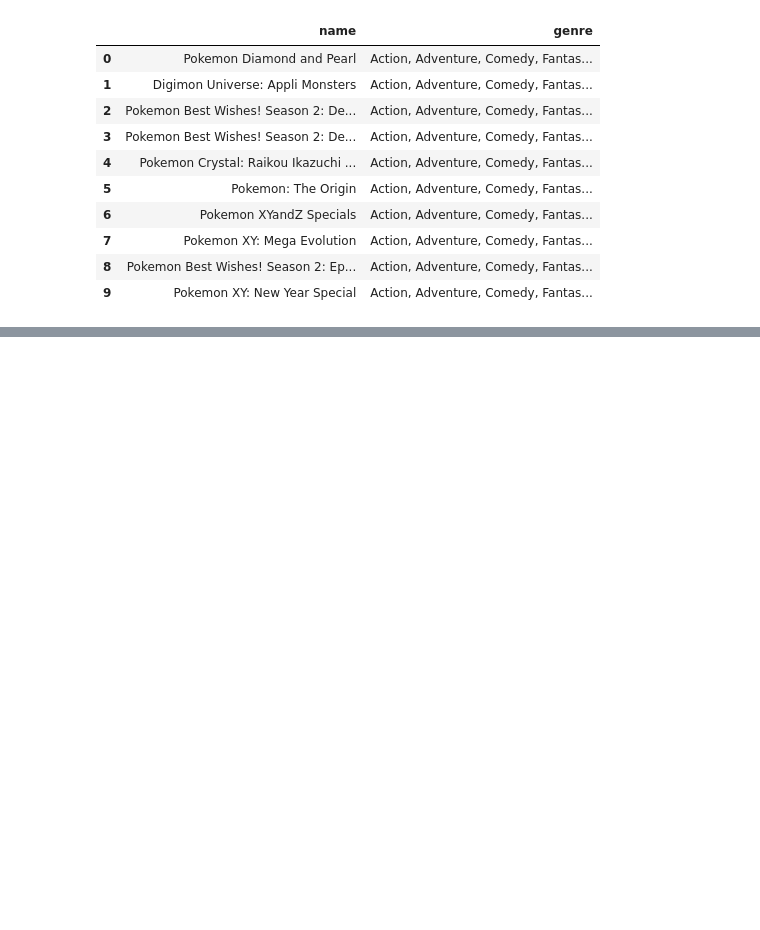
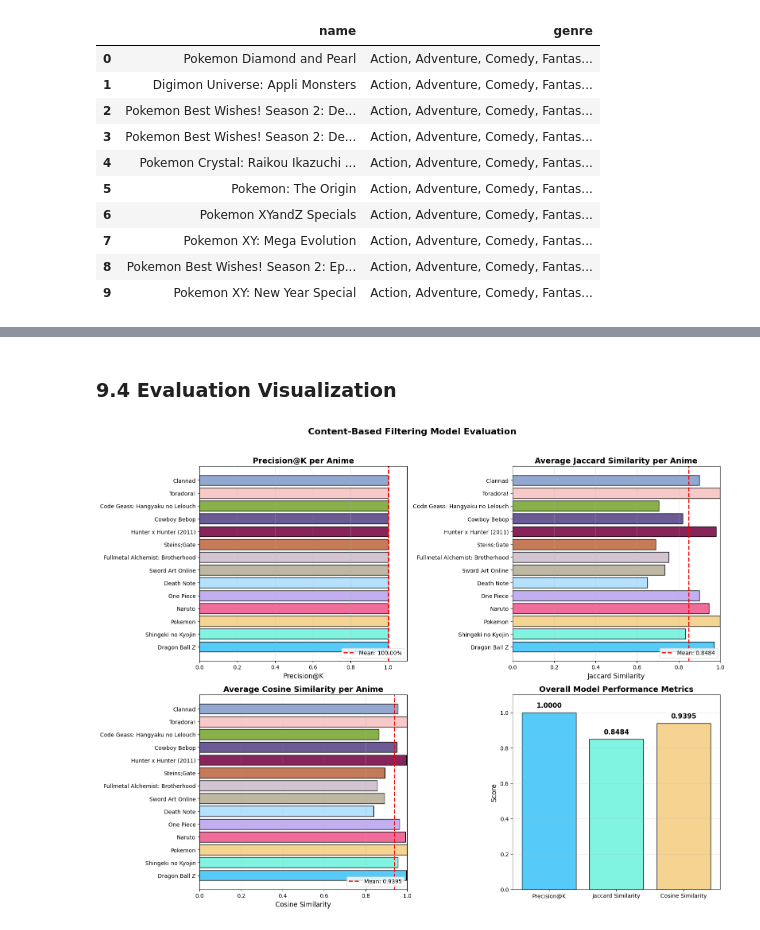
Before and after one commit to Fakhri17/tubes-spr, a Jupyter notebook: tubes-2.ipynb, the cells around one changed output, grey strips where cells are left out. Cells and saved outputs as stored; diff of their text form; code cells hidden in the pictures; blank space fills up the shorter version.

```diff
--- a/tubes-2.ipynb
+++ b/tubes-2.ipynb
@@ -915,0 +1133,67 @@ Rekomendasi:
+# %% [markdown]
+### 9.4 Evaluation Visualization
+# %%
+# Visualisasi hasil evaluasi
+fig, axes = plt.subplots(2, 2, figsize=(16, 12))
+
+# Color palette
+colors = ['#56CBF9', '#81F4E1', '#F5D491', '#F06C9B', '#C2AFF0',
+          '#B4E1FF', '#BEB7A4', '#D3C4D1', '#C57B57', '#87255B',
+          '#6B5B95', '#88B04B', '#F7CAC9', '#92A8D1', '#955251']
+
+# 1. Precision@K per anime
+axes[0, 0].barh(evaluation_df['anime'], evaluation_df['precision_at_k'],
+                color=colors[:len(evaluation_df)], edgecolor='black')
+axes[0, 0].axvline(x=evaluation_df['precision_at_k'].mean(), color='red',
+                   linestyle='--', linewidth=2, label=f"Mean: {evaluation_df['precision_at_k'].mean():.2%}")
+axes[0, 0].set_xlabel('Precision@K', fontsize=12)
+axes[0, 0].set_title('Precision@K per Anime', fontsize=14, fontweight='bold')
+axes[0, 0].set_xlim(0, 1.1)
+axes[0, 0].legend(loc='lower right')
+axes[0, 0].grid(axis='x', alpha=0.3)
+
+# 2. Jaccard Similarity per anime
+axes[0, 1].barh(evaluation_df['anime'], evaluation_df['avg_jaccard_similarity'],
+                color=colors[:len(evaluation_df)], edgecolor='black')
+axes[0, 1].axvline(x=evaluation_df['avg_jaccard_similarity'].mean(), color='red',
+                   linestyle='--', linewidth=2, label=f"Mean: {evaluation_df['avg_jaccard_similarity'].mean():.4f}")
+axes[0, 1].set_xlabel('Jaccard Similarity', fontsize=12)
+axes[0, 1].set_title('Average Jaccard Similarity per Anime', fontsize=14, fontweight='bold')
+axes[0, 1].set_xlim(0, 1)
+axes[0, 1].legend(loc='lower right')
+axes[0, 1].grid(axis='x', alpha=0.3)
+
+# 3. Cosine Similarity per anime
+axes[1, 0].barh(evaluation_df['anime'], evaluation_df['avg_cosine_similarity'],
+                color=colors[:len(evaluation_df)], edgecolor='black')
+axes[1, 0].axvline(x=evaluation_df['avg_cosine_similarity'].mean(), color='red',
+                   linestyle='--', linewidth=2, label=f"Mean: {evaluation_df['avg_cosine_similarity'].mean():.4f}")
+axes[1, 0].set_xlabel('Cosine Similarity', fontsize=12)
+axes[1, 0].set_title('Average Cosine Similarity per Anime', fontsize=14, fontweight='bold')
+axes[1, 0].set_xlim(0, 1)
+axes[1, 0].legend(loc='lower right')
+axes[1, 0].grid(axis='x', alpha=0.3)
+
+# 4. Comparison of all metrics (aggregated)
+metrics = ['Precision@K', 'Jaccard Similarity', 'Cosine Similarity']
+values = [
+    evaluation_df['precision_at_k'].mean(),
+    evaluation_df['avg_jaccard_similarity'].mean(),
+    evaluation_df['avg_cosine_similarity'].mean()
+]
+bars = axes[1, 1].bar(metrics, values, color=['#56CBF9', '#81F4E1', '#F5D491'], edgecolor='black')
+axes[1, 1].set_ylabel('Score', fontsize=12)
+axes[1, 1].set_title('Overall Model Performance Metrics', fontsize=14, fontweight='bold')
+axes[1, 1].set_ylim(0, 1.1)
+axes[1, 1].grid(axis='y', alpha=0.3)
+
+# Add value labels on bars
+for bar, val in zip(bars, values):
+    axes[1, 1].text(bar.get_x() + bar.get_width()/2, bar.get_height() + 0.02,
+                    f'{val:.4f}', ha='center', va='bottom', fontsize=12, fontweight='bold')
+
+plt.suptitle('Content-Based Filtering Model Evaluation', fontsize=16, fontweight='bold', y=1.02)
+plt.tight_layout()
+plt.show()
+# %% [output]
+[figure, added]
```
Also changed, not shown: parts of 27 cells of this notebook.
